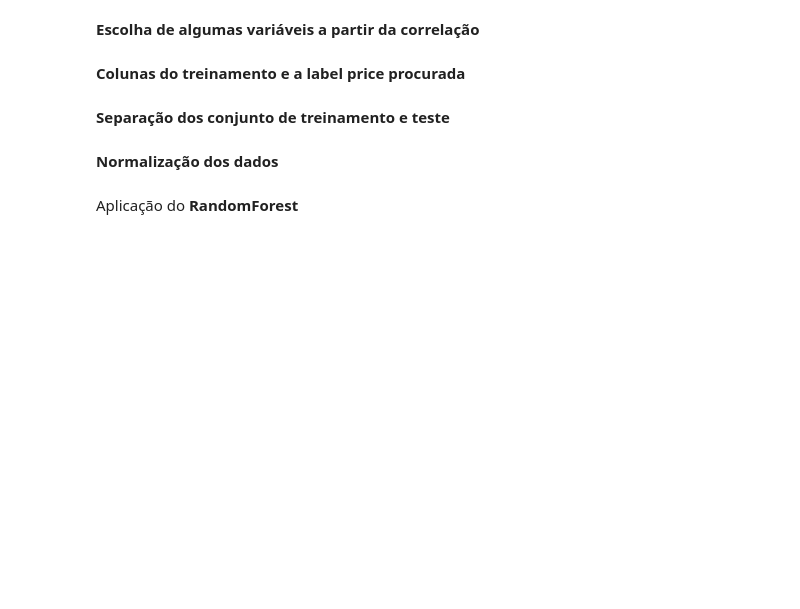
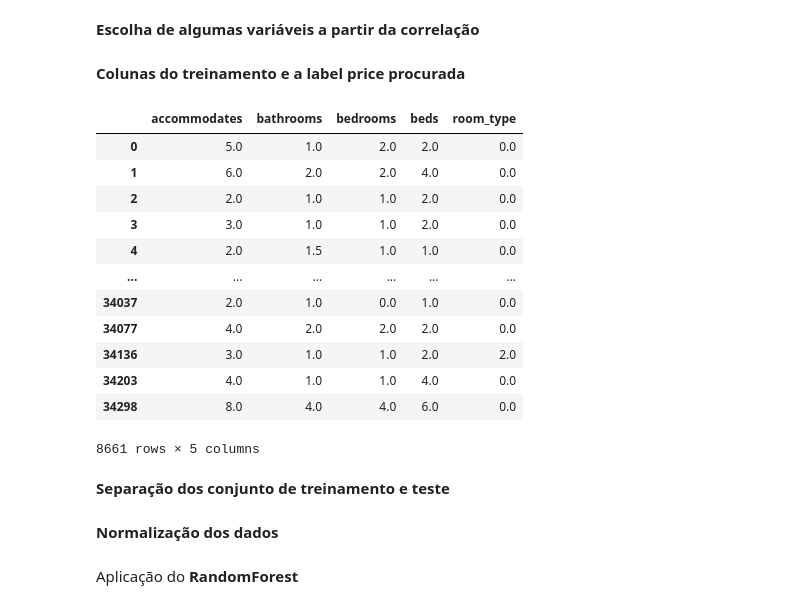
Before and after one commit to luizcalaca/airbnb-cognitive, a Jupyter notebook: desafio_cognitive_ai.ipynb, the cells around one changed output. Saved outputs shown, nothing was run; the diff lists cells and outputs as text; code cells hidden in the pictures; blank space fills up the shorter version.

```diff
--- a/desafio_cognitive_ai.ipynb
+++ b/desafio_cognitive_ai.ipynb
@@ -69697,6 +189,8 @@ ds["accommodates"] = pd.to_numeric(ds["accommodates"], errors= "ignore")
 ds["bathrooms"] = pd.to_numeric(ds["bathrooms"], errors= "ignore")
 ds["bedrooms"] = pd.to_numeric(ds["bedrooms"], errors= "ignore")
 ds["beds"] = pd.to_numeric(ds["beds"], errors= "ignore")
+ds["room_type"] = pd.to_numeric(ds["room_type"], errors= "ignore")
+
 # ds["review_scores_location"] = pd.to_numeric(ds["review_scores_location"], errors= "ignore")
 # %%
 #ds = ds.replace(numpy.nan, 0.0001)
@@ -69708,12 +201,26 @@ ds
 # %%
 #x = ds.drop("price", axis = 1)
 
 #columns = ['review_score_rating', 'review_scores_accuracy','review_scores_cleanliness','review_scores_checkin','review_scores_communication','review_scores_location']
-x = ds[['accommodates', 'bathrooms','bedrooms','beds']]
-#x = x[x > 0]
-#x.abs()
+x = ds[['accommodates', 'bathrooms','bedrooms','beds', 'room_type']]
+
 
 y = ds["price"]
+x.abs()
+# %% [output]
+|  | accommodates | bathrooms | bedrooms | beds | room_type |
+| 0 | 5.0 | 1.0 | 2.0 | 2.0 | 0.0 |
+| 1 | 6.0 | 2.0 | 2.0 | 4.0 | 0.0 |
+| 2 | 2.0 | 1.0 | 1.0 | 2.0 | 0.0 |
+| 3 | 3.0 | 1.0 | 1.0 | 2.0 | 0.0 |
+| 4 | 2.0 | 1.5 | 1.0 | 1.0 | 0.0 |
+| ... | ... | ... | ... | ... | ... |
+| 34037 | 2.0 | 1.0 | 0.0 | 1.0 | 0.0 |
+| 34077 | 4.0 | 2.0 | 2.0 | 2.0 | 0.0 |
+| 34136 | 3.0 | 1.0 | 1.0 | 2.0 | 2.0 |
+| 34203 | 4.0 | 1.0 | 1.0 | 4.0 | 0.0 |
+| 34298 | 8.0 | 4.0 | 4.0 | 6.0 | 0.0 |
+8661 rows × 5 columns
 # %% [markdown]
 **Separação dos conjunto de treinamento e teste**
 # %%
```
Also changed, not shown: parts of 15 cells of this notebook.
